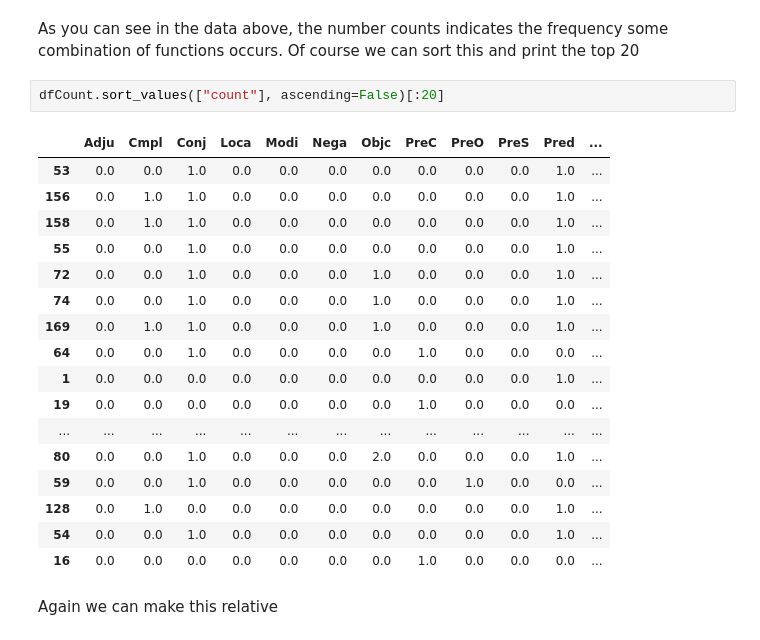
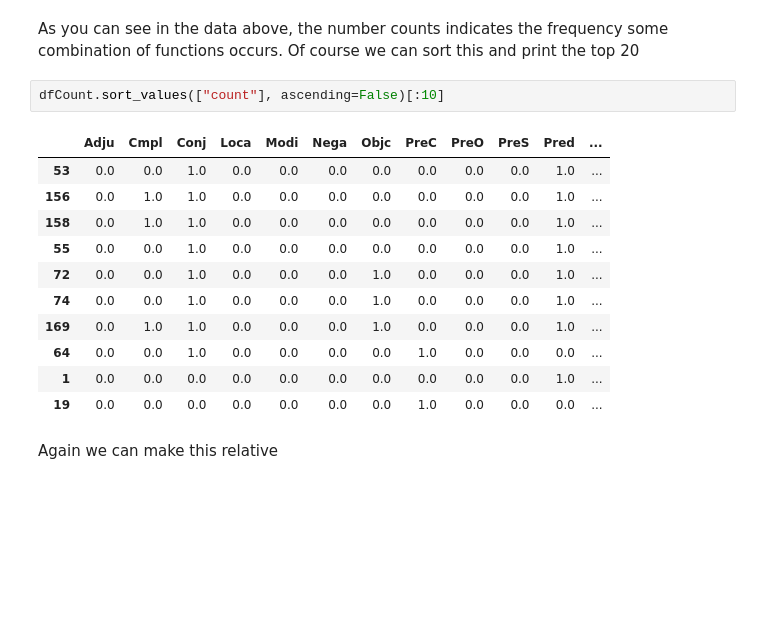
Before and after one commit to ETCBC/Probabilistic_Language_Change, a Jupyter notebook: Data analysis notebook.ipynb, the cells around one changed output. Drawn from its saved outputs; the diff is of its cells as text; blank space fills up the shorter version.

```diff
--- a/Data analysis notebook.ipynb
+++ b/Data analysis notebook.ipynb
@@ -125,25 +118,19 @@ dfCount
 # %% [markdown]
 As you can see in the data above, the number counts indicates the frequency some combination of functions occurs. Of course we can sort this and print the top 20
 # %%
-dfCount.sort_values(["count"], ascending=False)[:20]
+dfCount.sort_values(["count"], ascending=False)[:10]
 # %% [output]
 |  | Adju | Cmpl | Conj | Loca | Modi | Nega | Objc | PreC | PreO | PreS | Pred | ... |
 | 53 | 0.0 | 0.0 | 1.0 | 0.0 | 0.0 | 0.0 | 0.0 | 0.0 | 0.0 | 0.0 | 1.0 | ... |
 | 156 | 0.0 | 1.0 | 1.0 | 0.0 | 0.0 | 0.0 | 0.0 | 0.0 | 0.0 | 0.0 | 1.0 | ... |
 | 158 | 0.0 | 1.0 | 1.0 | 0.0 | 0.0 | 0.0 | 0.0 | 0.0 | 0.0 | 0.0 | 1.0 | ... |
 | 55 | 0.0 | 0.0 | 1.0 | 0.0 | 0.0 | 0.0 | 0.0 | 0.0 | 0.0 | 0.0 | 1.0 | ... |
 | 72 | 0.0 | 0.0 | 1.0 | 0.0 | 0.0 | 0.0 | 1.0 | 0.0 | 0.0 | 0.0 | 1.0 | ... |
 | 74 | 0.0 | 0.0 | 1.0 | 0.0 | 0.0 | 0.0 | 1.0 | 0.0 | 0.0 | 0.0 | 1.0 | ... |
 | 169 | 0.0 | 1.0 | 1.0 | 0.0 | 0.0 | 0.0 | 1.0 | 0.0 | 0.0 | 0.0 | 1.0 | ... |
 | 64 | 0.0 | 0.0 | 1.0 | 0.0 | 0.0 | 0.0 | 0.0 | 1.0 | 0.0 | 0.0 | 0.0 | ... |
 | 1 | 0.0 | 0.0 | 0.0 | 0.0 | 0.0 | 0.0 | 0.0 | 0.0 | 0.0 | 0.0 | 1.0 | ... |
 | 19 | 0.0 | 0.0 | 0.0 | 0.0 | 0.0 | 0.0 | 0.0 | 1.0 | 0.0 | 0.0 | 0.0 | ... |
-| ... | ... | ... | ... | ... | ... | ... | ... | ... | ... | ... | ... | ... |
-| 80 | 0.0 | 0.0 | 1.0 | 0.0 | 0.0 | 0.0 | 2.0 | 0.0 | 0.0 | 0.0 | 1.0 | ... |
-| 59 | 0.0 | 0.0 | 1.0 | 0.0 | 0.0 | 0.0 | 0.0 | 0.0 | 1.0 | 0.0 | 0.0 | ... |
-| 128 | 0.0 | 1.0 | 0.0 | 0.0 | 0.0 | 0.0 | 0.0 | 0.0 | 0.0 | 0.0 | 1.0 | ... |
-| 54 | 0.0 | 0.0 | 1.0 | 0.0 | 0.0 | 0.0 | 0.0 | 0.0 | 0.0 | 0.0 | 1.0 | ... |
-| 16 | 0.0 | 0.0 | 0.0 | 0.0 | 0.0 | 0.0 | 0.0 | 1.0 | 0.0 | 0.0 | 0.0 | ... |
 # %% [markdown]
 Again we can make this relative
 # %%
```
Also changed, not shown: parts of 7 cells of this notebook.
